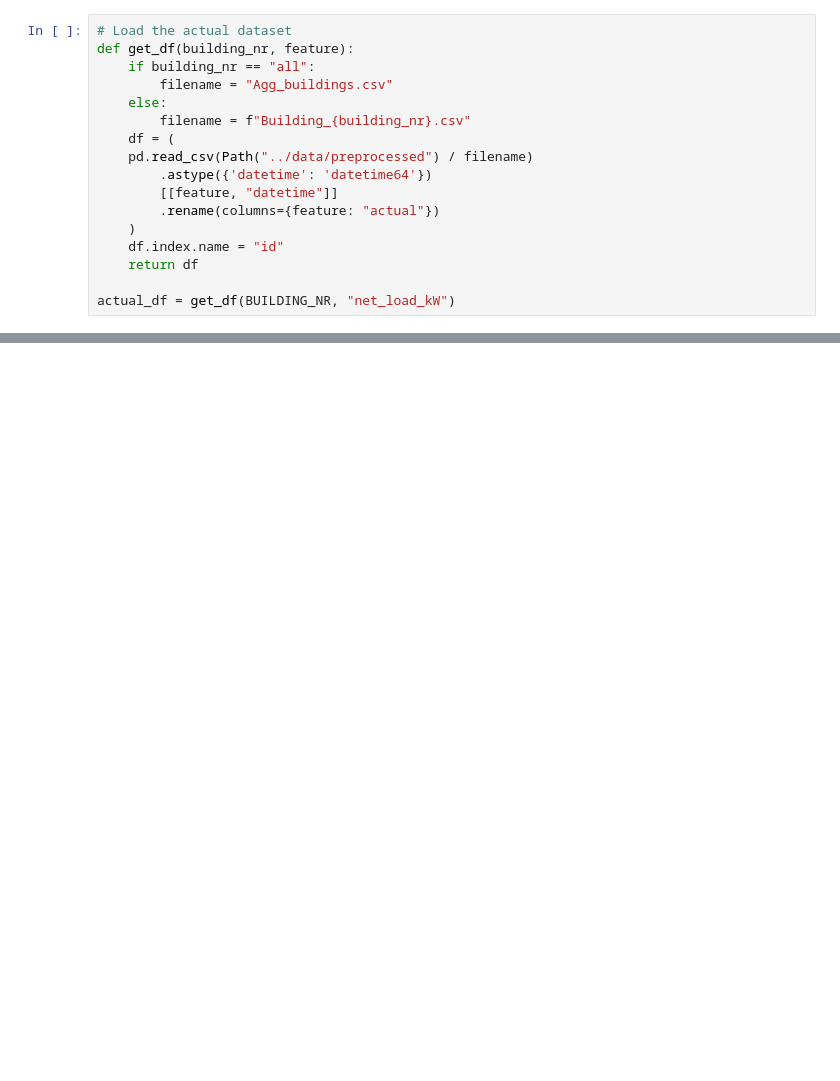
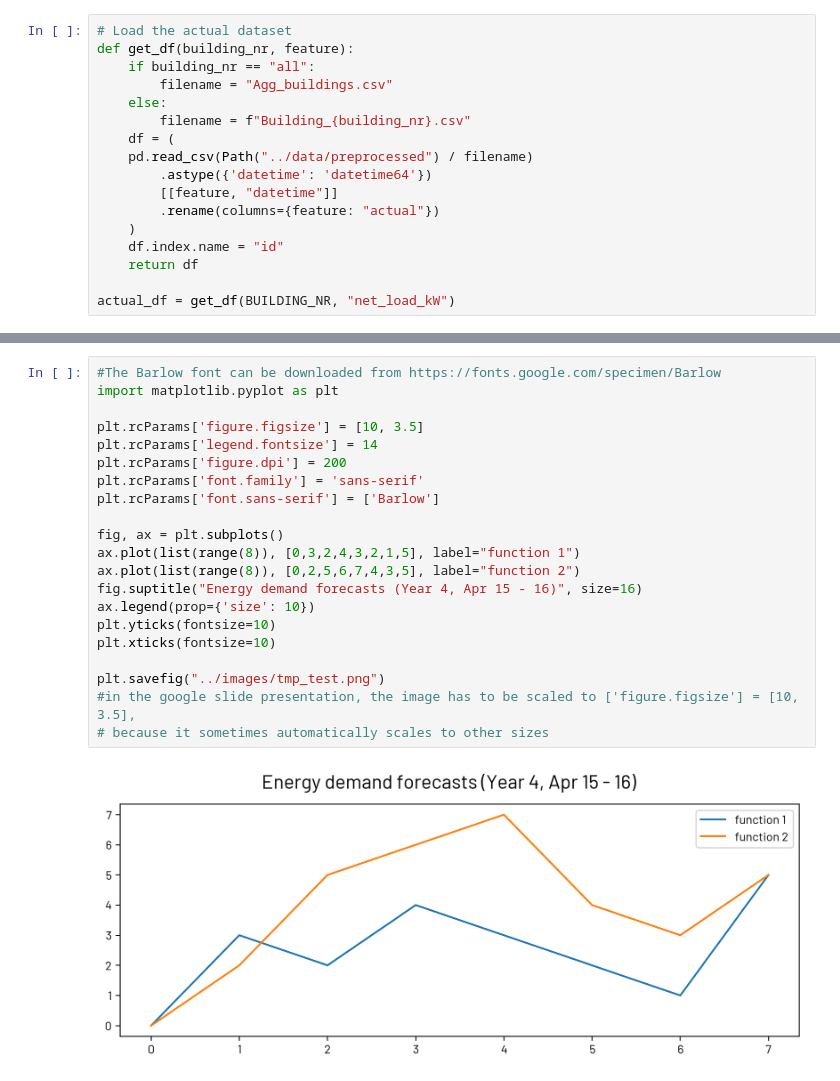
Before and after one commit to erickCantu/TheGreenCitySolutionsGroup, a Jupyter notebook: notebooks/mlflow_evaluation.ipynb, the cells around one changed output, grey strips where cells are left out. Drawn from its saved outputs; the diff is of its cells as text; blank space fills up the shorter version.

Commit message:
added plotting function with font from presentation

```diff
--- a/notebooks/mlflow_evaluation.ipynb
+++ b/notebooks/mlflow_evaluation.ipynb
@@ -433,0 +522,23 @@ ax.legend(bbox_to_anchor=(1,0), loc="lower left")
+# %%
+#The Barlow font can be downloaded from https://fonts.google.com/specimen/Barlow
+import matplotlib.pyplot as plt
+
+plt.rcParams['figure.figsize'] = [10, 3.5]
+plt.rcParams['legend.fontsize'] = 14
+plt.rcParams['figure.dpi'] = 200
+plt.rcParams['font.family'] = 'sans-serif'
+plt.rcParams['font.sans-serif'] = ['Barlow']
+
+fig, ax = plt.subplots()
+ax.plot(list(range(8)), [0,3,2,4,3,2,1,5], label="function 1")
+ax.plot(list(range(8)), [0,2,5,6,7,4,3,5], label="function 2")
+fig.suptitle("Energy demand forecasts (Year 4, Apr 15 - 16)", size=16)
+ax.legend(prop={'size': 10})
+plt.yticks(fontsize=10)
+plt.xticks(fontsize=10)
+
+plt.savefig("../images/tmp_test.png")
+#in the google slide presentation, the image has to be scaled to ['figure.figsize'] = [10, 3.5],
+# because it sometimes automatically scales to other sizes
+# %% [output]
+[figure, added]
```
Also changed, not shown: parts of 8 cells of this notebook.
